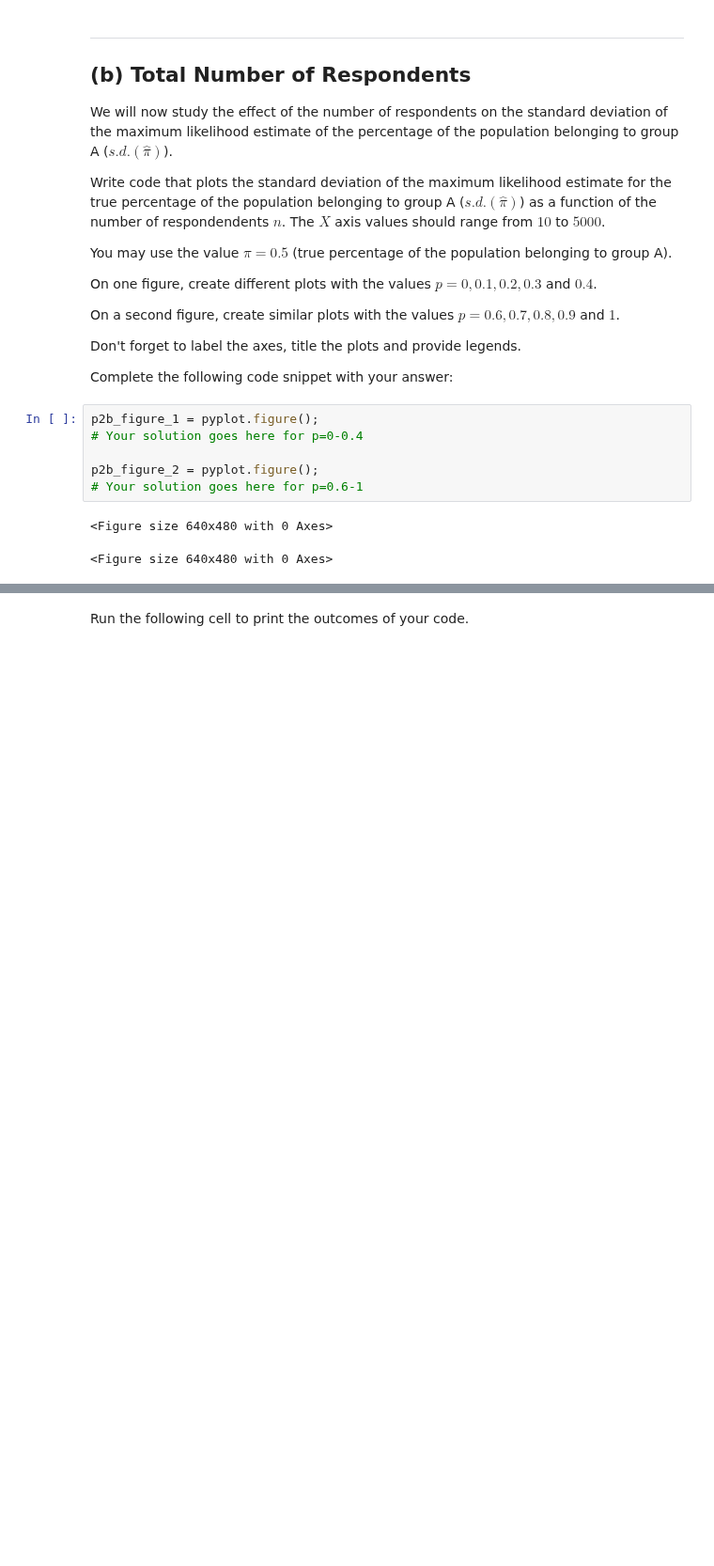
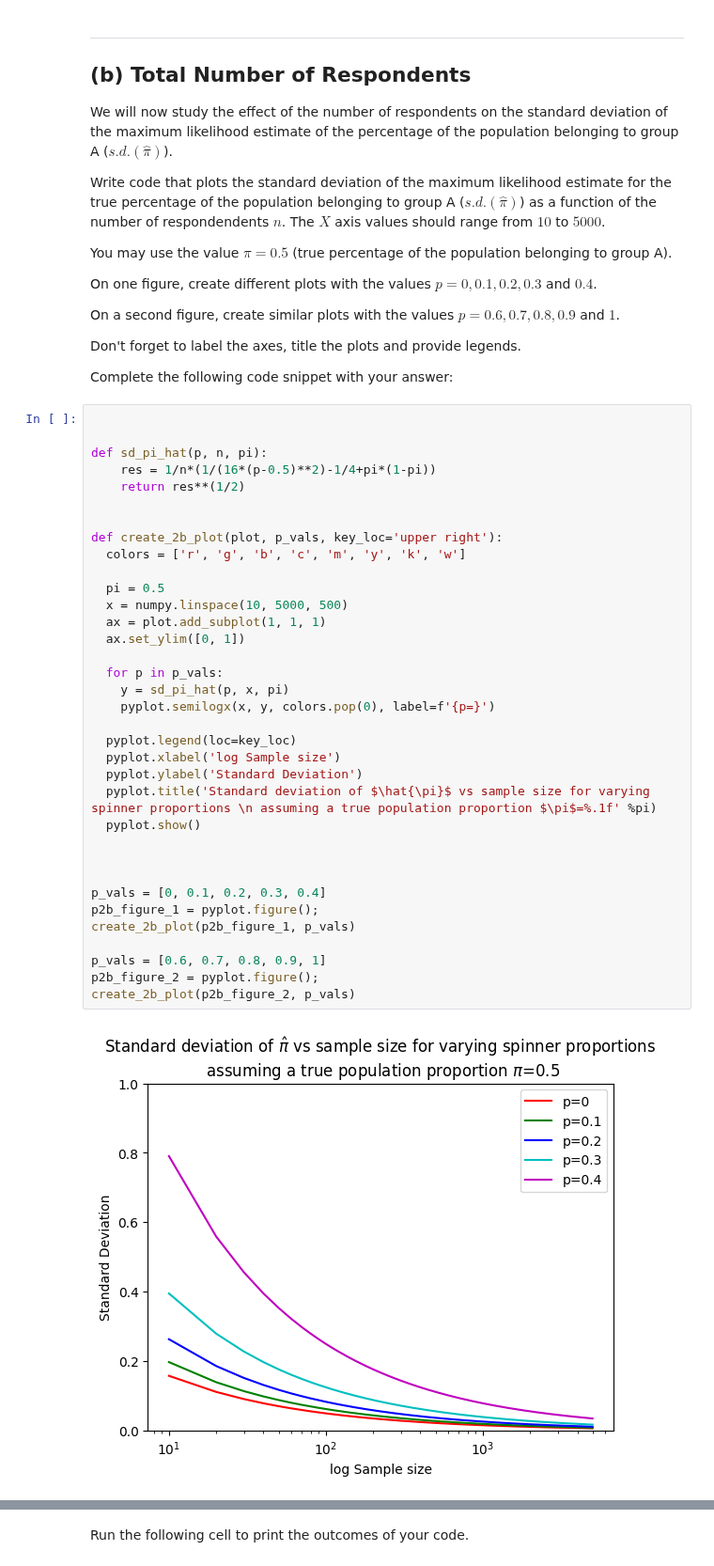
Before and after one commit to KJWesthoff/233LabTaskForce, a Jupyter notebook: lab1/Lab1.ipynb, the cells around one changed output, grey strips where cells are left out. Shown at 94% size. Cells and saved outputs as stored; diff of their text form; blank space fills up the shorter version.

```diff
--- a/lab1/Lab1.ipynb
+++ b/lab1/Lab1.ipynb
@@ -441,11 +446,39 @@ Don't forget to label the axes, title the plots and provide legends.
 
 Complete the following code snippet with your answer:
 # %%
+
+
+def sd_pi_hat(p, n, pi):
+    res = 1/n*(1/(16*(p-0.5)**2)-1/4+pi*(1-pi))
+    return res**(1/2)
+
+
+def create_2b_plot(plot, p_vals, key_loc='upper right'):
+  colors = ['r', 'g', 'b', 'c', 'm', 'y', 'k', 'w']
+
+  pi = 0.5
+  x = numpy.linspace(10, 5000, 500)
+  ax = plot.add_subplot(1, 1, 1)
+  ax.set_ylim([0, 1])
+
+  for p in p_vals:
+    y = sd_pi_hat(p, x, pi)
+    pyplot.semilogx(x, y, colors.pop(0), label=f'{p=}')
+
+  pyplot.legend(loc=key_loc)
+  pyplot.xlabel('log Sample size')
+  pyplot.ylabel('Standard Deviation')
+  pyplot.title('Standard deviation of $\hat{\pi}$ vs sample size for varying spinner proportions \n assuming a true population proportion $\pi$=%.1f' %pi)
+  pyplot.show()
+
+
+
+p_vals = [0, 0.1, 0.2, 0.3, 0.4]
 p2b_figure_1 = pyplot.figure();
-# Your solution goes here for p=0-0.4
+create_2b_plot(p2b_figure_1, p_vals)
 
+p_vals = [0.6, 0.7, 0.8, 0.9, 1]
 p2b_figure_2 = pyplot.figure();
-# Your solution goes here for p=0.6-1
+create_2b_plot(p2b_figure_2, p_vals)
 # %% [output]
-<Figure size 640x480 with 0 Axes>
-<Figure size 640x480 with 0 Axes>
+[figure, added]
```
Also changed, not shown: parts of 4 cells of this notebook.
